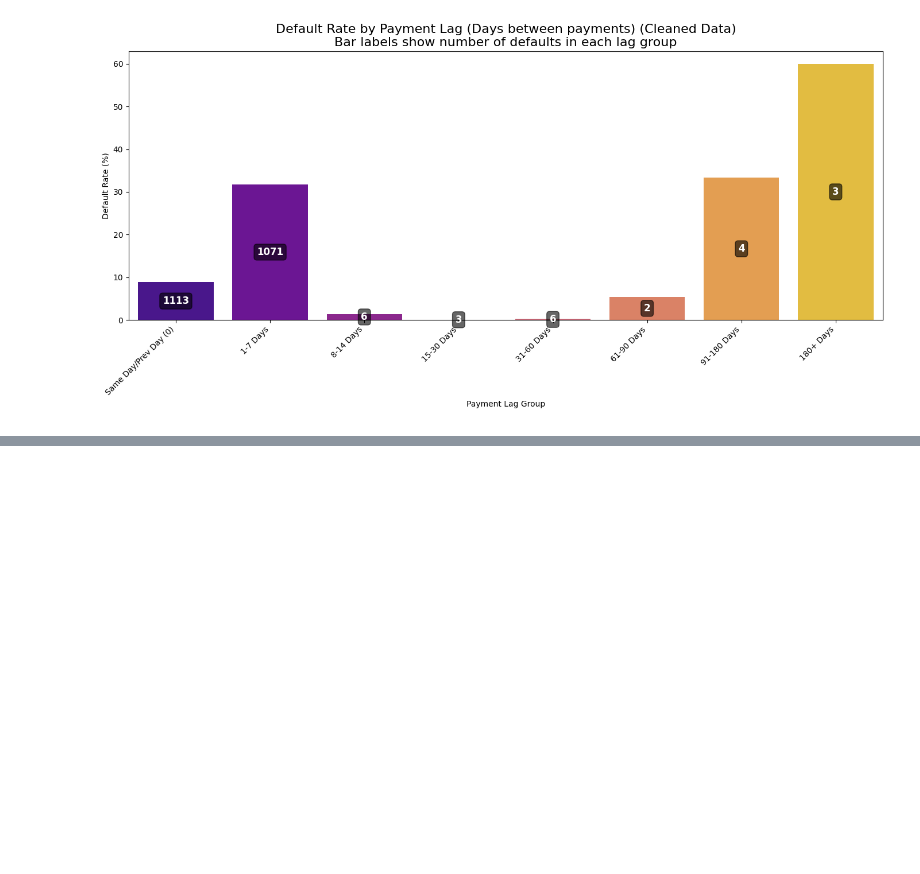
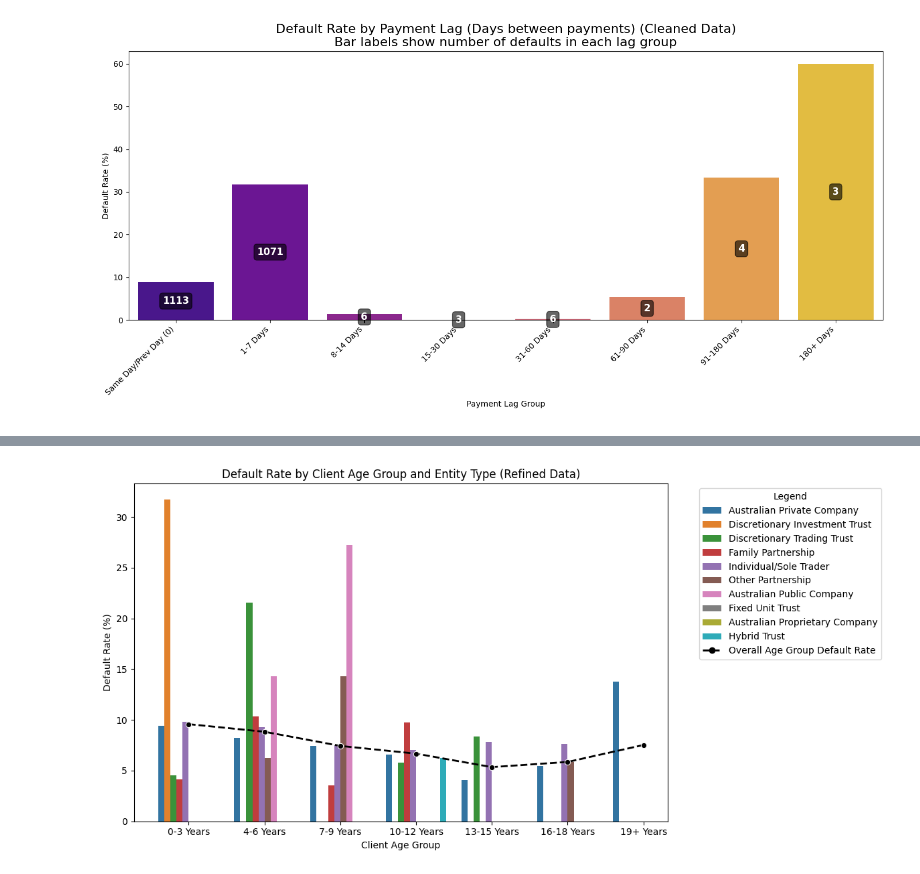
Before and after one commit to jack-braga/Jack-Braga-Case-Study, a Jupyter notebook: Final_Analysis.ipynb, the cells around one changed output, grey strips where cells are left out. Cells and saved outputs as stored; diff of their text form; code cells hidden in the pictures; blank space fills up the shorter version.

```diff
--- a/Final_Analysis.ipynb
+++ b/Final_Analysis.ipynb
@@ -1222,0 +1189,81 @@ Default rates by Payment Lag Group (Round 2 Analysis - Excl. Rectified within 16
+# %%
+age_bins_round2 = [0, 4, 7, 10, 13, 16, 19, float('inf')]
+age_labels_round2 = ["0-3 Years", "4-6 Years", "7-9 Years", "10-12 Years", "13-15 Years", "16-18 Years", "19+ Years"]
+
+merged_df_round2['client_age_group'] = pd.cut(
+    merged_df_round2['client_age_at_transaction'],
+    bins=age_bins_round2,
+    labels=age_labels_round2,
+    right=False
+)
+
+
+# Group and compute default rate by client age group and entity type
+grouped = (
+    merged_df_round2.groupby(['client_age_group', 'entity_type'], observed=True)
+    .agg(default_rate=('is_default_round2', 'mean'), count=('is_default_round2', 'size'))
+    # .agg(
+    #     total_transactions=('is_default_round2', 'size'), # Count total transactions in the group
+    #     defaults=('is_default_round2', 'sum')            # Sum of defaults (where is_default_round2 is 1)
+    # )
+    .reset_index()
+)
+
+
+# Optional: Filter out low-count groups
+# grouped = grouped[grouped['count'] > 10]
+age_group_overall_rates = merged_df_round2.groupby('client_age_group', observed=True).agg(
+    total_transactions=('is_default_round2', 'count'),
+    defaults=('is_default_round2', 'sum')
+).reset_index()
+age_group_overall_rates['default_rate_percent'] = (age_group_overall_rates['defaults'] / age_group_overall_rates['total_transactions']) * 100
+age_group_overall_rates['client_age_group'] = pd.Categorical(age_group_overall_rates['client_age_group'], categories=age_labels_round2, ordered=True)
+age_group_overall_rates = age_group_overall_rates.sort_values(by='client_age_group')
+
+# Sort age group order as per defined label sequence
+age_order = ["0-3 Years", "4-6 Years", "7-9 Years", "10-12 Years", "13-15 Years", "16-18 Years", "19+ Years"]
+grouped['default_rate_percent'] = grouped['default_rate'] * 100
+grouped['client_age_group'] = pd.Categorical(grouped['client_age_group'], categories=age_order, ordered=True)
+grouped = grouped.sort_values(by=['client_age_group', 'entity_type']) # Sort for clear table presentation
+
+# Print the table representing the data in the plot
+print("\nDefault Rate by Client Age Group and Entity Type (Refined Data):")
+print(grouped[['client_age_group', 'entity_type', 'default_rate_percent', 'count']].to_markdown(index=False, numalign="left", stralign="left", floatfmt=".2f"))
+
+# Plot
+# plt.figure(figsize=(12, 6))
+fig, ax = plt.subplots(figsize=(12, 6))
+sns.barplot(
+    data=grouped,
+    x='client_age_group',
+    y='default_rate_percent',
+    hue='entity_type',
+    order=age_order,
+    zorder=2
+)
+sns.lineplot(
+    data=age_group_overall_rates,
+    x='client_age_group',
+    y='default_rate_percent',
+    color='black', # Line color
+    linestyle='--', # Dashed line for clarity
+    marker='o', # Add markers at data points
+    linewidth=2,
+    ax=ax, # Plot on the same axes
+    zorder=3 # Ensure lines are on top of bars
+)
+
+handles, labels = ax.get_legend_handles_labels()
+overall_line_legend = Line2D([0], [0], color='black', linestyle='--', marker='o', linewidth=2, label='Overall Age Group Default Rate')
+
+final_handles = handles + [overall_line_legend]
+final_labels = labels + ['Overall Age Group Default Rate']
+ax.legend(handles=final_handles, labels=final_labels, title='Legend', bbox_to_anchor=(1.05, 1), loc='upper left')
+
+plt.title('Default Rate by Client Age Group and Entity Type (Refined Data)')
+plt.ylabel('Default Rate (%)')
+plt.xlabel('Client Age Group')
+# plt.legend(title='Entity Type')
+plt.tight_layout()
+plt.show()
+# %% [output]
@@ -1222,0 +1287 @@ Default rates by Payment Lag Group (Round 2 Analysis - Excl. Rectified within 16
+[figure, added]
```
Also changed, not shown: parts of 14 cells of this notebook.
